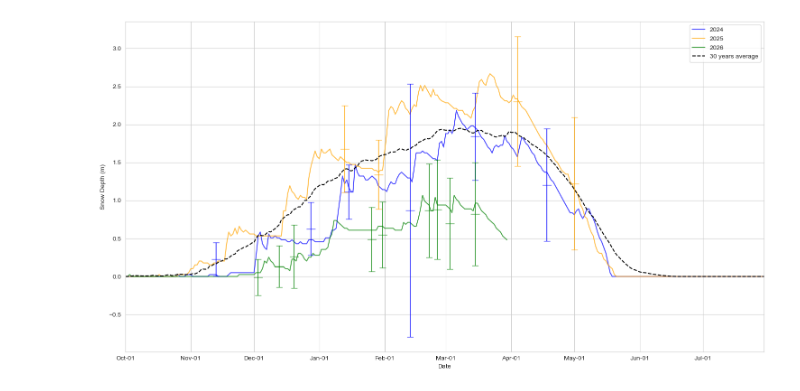
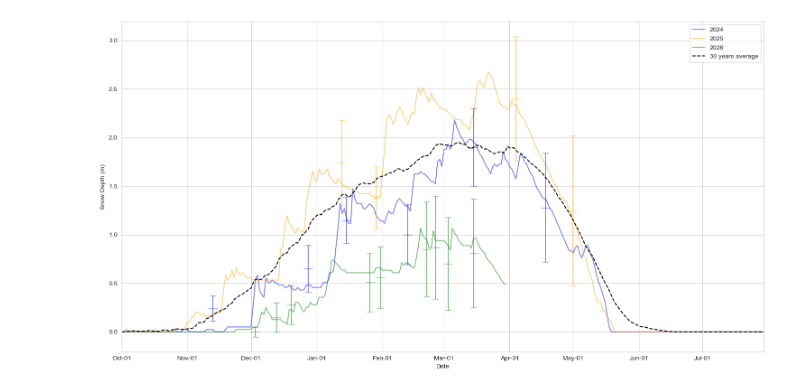
Before and after one commit to naniciafone/crrel, a Jupyter notebook: snotel_data_plot.ipynb, the cells around one changed output. Cells and saved outputs as stored; diff of their text form; code cells hidden in the pictures.

Commit message:
needs refinement but functional snotel script

```diff
--- a/snotel_data_plot.ipynb
+++ b/snotel_data_plot.ipynb
@@ -85,5 +111,2 @@ sds['LiDAR Median (m)'] = lidar_median
-# %%
-date = '19970326'
-date_format = pd.to_datetime(date, format='%Y%m%d')
-year = (date_format.strftime("%Y"))
-year
+# %%
+sds_df = pd.read_csv("snotel_data_lidar.csv", index_col=0)
@@ -90,6 +133,17 @@ year
+# %%
+sds_df.index = pd.to_datetime(sds_df.index, format='%Y-%m-%d')
+
+for index, row in sds_df.iterrows():
+    year = index.year
+    month = index.month
+
+    if month > 9:
+        plot_year = str(year + 1)
+    else:
+        plot_year = str(year)
 # %%
 import matplotlib.colors as mcolors
-
+pt = SnotelPointData("637:ID:SNTL", "MCS")
 
 start_year  = 2024
 end_year = 2026
@@ -101,23 +155,30 @@ for i in range(start_year-1, end_year):
         record = df[str(i) + '-10-01':str(i+1) + '-09-30']
         record.index = pd.to_datetime(record.index)
         record.index = record.index.strftime('%m-%d') #convert the datetime index to MM-DD so I can plot all the years
-        ax.plot(record.index, record['SNOWDEPTH (m)'], label = i+1, color = colors[i+1], alpha = 0.7)
+        ax.plot(record.index, record['SNOWDEPTH (m)'], label = i+1, color = colors[i+1], alpha = 0.5)
 
-lidar_mean = []
-lidar_std = []
-for date, raster_path in raster_dict.items():
-    sd = rxr.open_rasterio(raster_path, masked = True)
-    date = pd.to_datetime(date, format='%Y%m%d')
-    year = date.strftime("%Y")
-    month = date.strftime("%m")
-    date_plot = date.strftime('%m-%d')
-    if int(month) > 9:
-            year = str(int(year) + 1)
-    if int(year) >= start_year and int(year) <= end_year:
-        ax.errorbar(x= date_plot , y=sd.mean(), yerr=sd.std(), marker='_', markersize =  15, capsize=5, color = colors[int(year)], alpha = 0.7)
-        lidar_mean.append(round(sd.mean().item(), 2))
-        lidar_std.append(round(sd.std().item(), 2))
+sds_df.index = pd.to_datetime(sds_df.index, format='%Y-%m-%d')
+for index, row in sds_df.iterrows():
+    # split into month/day/year like your string logic
+    date_yy = index.year
+    date_mm = index.month
 
+    # water year shift (same logic as your raster loop)
+    if date_mm > 9:
+        date_yy = date_yy + 1
+    if date_yy >= start_year and date_yy <= end_year:
+        date_mm_dd = index.strftime('%m-%d')
+
+        ax.errorbar(
+            x=date_mm_dd,
+            y=row['LiDAR filtered Median (m)'],
+            yerr=row['LiDAR filtered QD (m)'],
+            marker='_',
+            markersize=15,
+            capsize=5,
+            color=colors[date_yy],
+            alpha = 0.5
+        )
     #
     # for filename, raster in raster_dict.items():
     #         sd = rxr.open_rasterio(raster, masked = True)
@@ -153,6 +214,7 @@ daily_avg_snowdepth1 = daily_avg_snowdepth['10-01':'12-31']
 daily_avg_snowdepth2 = daily_avg_snowdepth['01-01':'09-30']
 daily_avg_snowdepth = pd.concat([daily_avg_snowdepth1, daily_avg_snowdepth2])
 ax.plot(daily_avg_snowdepth.index, daily_avg_snowdepth['SNOWDEPTH (m)'], label='30 years average', linestyle='dashed', color='black')
+
 
     # Create major ticks for the first day of each month and minor ticks for the middle (day 15) of each month
 major_ticks = daily_avg_snowdepth.reset_index()['MM-DD'][daily_avg_snowdepth.reset_index()['MM-DD'].str.endswith('-01')]
@@ -167,34 +229,34 @@ month_map = {
     '03': 'Mar',
     '04': 'Apr',
     '05': 'May',
     '06': 'Jun',
     '07': 'Jul',
     '08': 'Aug',
     '09': 'Sep'
 }
 
 # Create a new label format for the x-axis
 new_labels = [month_map[date.split('-')[0]] + '-' + date.split('-')[1] for date in major_ticks]
 
 # Set the major and minor ticks for the x-axis
 plt.xticks(ticks = major_ticks, labels = new_labels)
 plt.gca().set_xticks(minor_ticks, minor=True)
 
 # # Display grid for both major and minor ticks
 # plt.grid(which='both')
 # plt.grid(which='both', alpha=0.2)
 
 #set the xlimt
 ax.set_xlim('10-01', '07-30')
 # Add a legend
 ax.legend()
 #set axis label
 ax.set_ylabel('Snow Depth (m)')
 ax.set_xlabel('Date')
 plt.tight_layout()
 plt.show()
 # %% [output]
-[figure, old version]
+[figure, new version]
 # %%
 dates = df.index.get_level_values('datetime')
 month = dates.month
```
Also changed, not shown: parts of 12 cells of this notebook.
